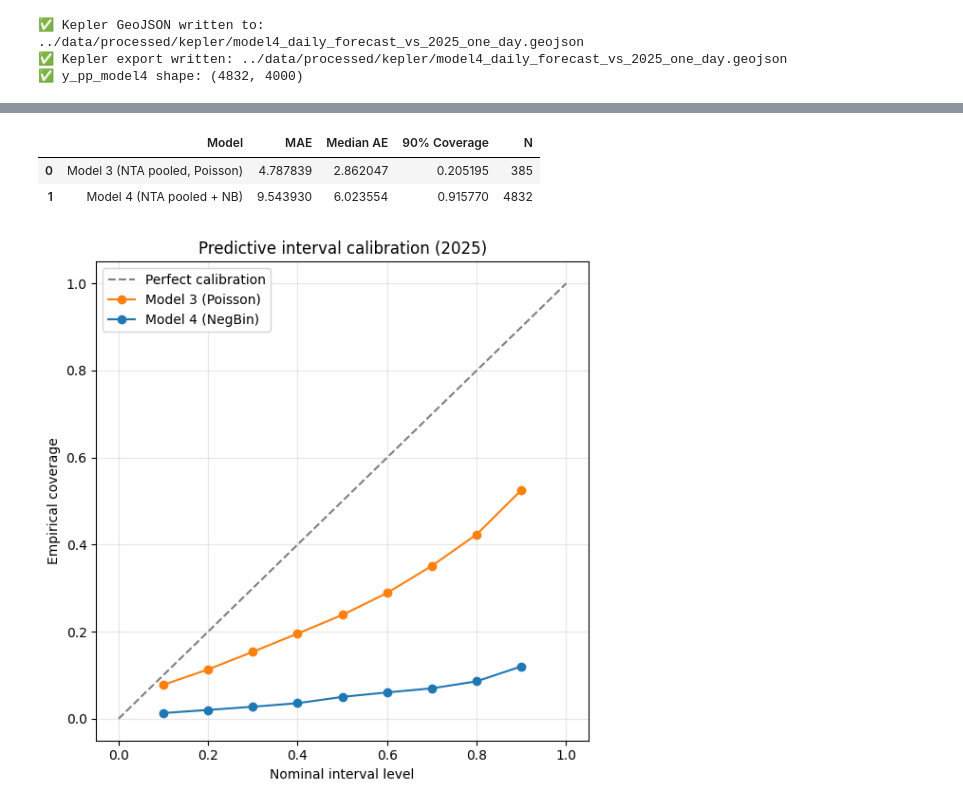
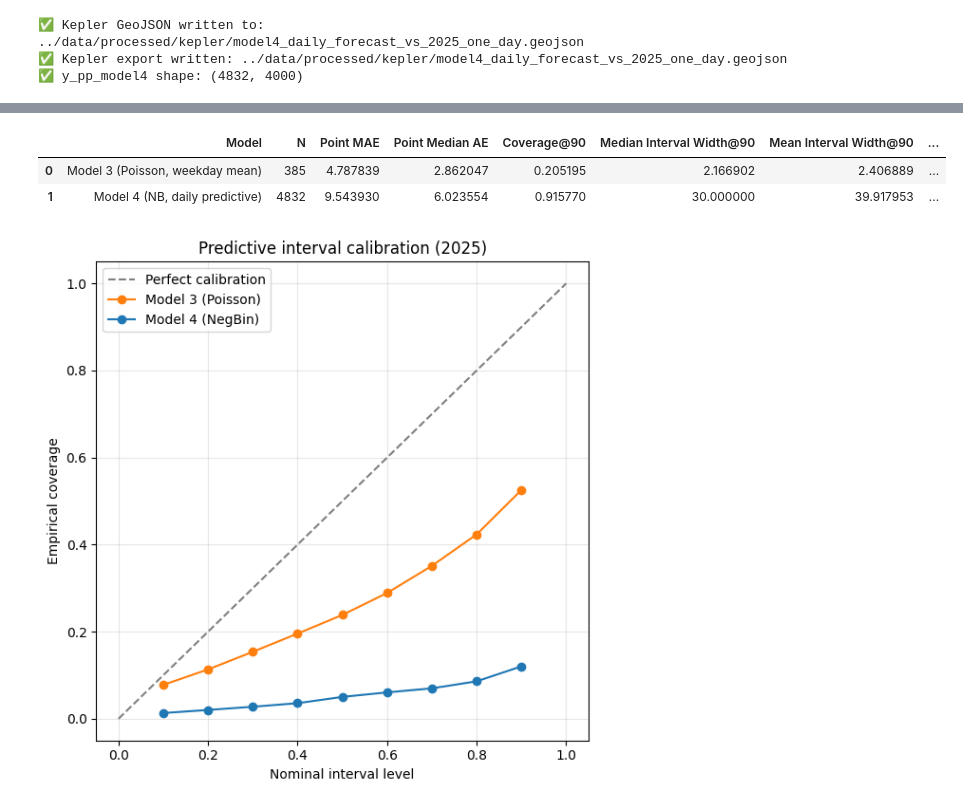
Before and after one commit to mosesmc52/nyc-311-bayesian-noise-models, a Jupyter notebook: notebooks/5_testing_predictions_on_2025.ipynb, the cells around one changed output, grey strips where cells are left out. Drawn from its saved outputs; the diff is of its cells as text; code cells hidden in the pictures.

```diff
--- a/notebooks/5_testing_predictions_on_2025.ipynb
+++ b/notebooks/5_testing_predictions_on_2025.ipynb
@@ -139 +126,22 @@ cmp_2025_model3["within_90"] = (
+# %%
+# -----------------------------
+# Compare Model 3 (forecast) vs observed 2025 typical week
+# -----------------------------
+cmp_2025_model3 = (
+    df_forecast
+    .merge(typical_2025, on=["puma", "dow"], how="left")
+)
+
+# Point error vs forecast mean (lam_forecast)
+cmp_2025_model3["error"] = cmp_2025_model3["observed_2025"] - cmp_2025_model3["lam_forecast"]
+cmp_2025_model3["abs_error"] = cmp_2025_model3["error"].abs()
+
+# Coverage of the *lam* interval (rate uncertainty)
+cmp_2025_model3["within_90_lam"] = (
+    (cmp_2025_model3["observed_2025"] >= cmp_2025_model3["lam_low_90"]) &
+    (cmp_2025_model3["observed_2025"] <= cmp_2025_model3["lam_high_90"])
+)
+
+# Interval width (sharpness)
+cmp_2025_model3["lam_width_90"] = cmp_2025_model3["lam_high_90"] - cmp_2025_model3["lam_low_90"]
 # %%
@@ -1271,24 +1043,20 @@ def summarize_model_performance(df: pd.DataFrame) -> dict:
 # %%
-# comparison_table = compare_models_side_by_side(
-#     old_df=cmp_2025_model3,   # Poisson
-#     new_df=cmp_2025_model4,   # Negative Binomial
-#     old_label="Model 3 (NTA pooled, Poisson)",
-#     new_label="Model 4 (NTA pooled + NB)",
-# )
-
-comparison_table = compare_models_side_by_side(
-    old_df=cmp_2025_model3,
-    new_df=scored_2025,
-    old_label="Model 3 (NTA pooled, Poisson)",
-    new_label="Model 4 (NTA pooled + NB)",
+row_m3 = normalize_summary_for_comparison(
+    summarize_model_performance(cmp_2025_model3),
+    model_label="Model 3 (Poisson, weekday mean)"
 )
 
+row_m4 = normalize_summary_for_comparison(
+    summarize_model_performance(scored_2025),
+    model_label="Model 4 (NB, daily predictive)"
+)
 
-display(comparison_table)
+comparison_df = pd.DataFrame([row_m3, row_m4])
+comparison_df
 # %% [output]
-|  | Model | MAE | Median AE | 90% Coverage | N |
-| 0 | Model 3 (NTA pooled, Poisson) | 4.787839 | 2.862047 | 0.205195 | 385 |
-| 1 | Model 4 (NTA pooled + NB) | 9.543930 | 6.023554 | 0.915770 | 4832 |
+|  | Model | N | Point MAE | Point Median AE | Coverage@90 | Median Interval Width@90 | Mean Interval Width@90 | ... |
+| 0 | Model 3 (Poisson, weekday mean) | 385 | 4.787839 | 2.862047 | 0.205195 | 2.166902 | 2.406889 | ... |
+| 1 | Model 4 (NB, daily predictive) | 4832 | 9.543930 | 6.023554 | 0.915770 | 30.000000 | 39.917953 | ... |
 # %%
 
 
```
Also changed, not shown: parts of 12 cells of this notebook, 1 other file.
